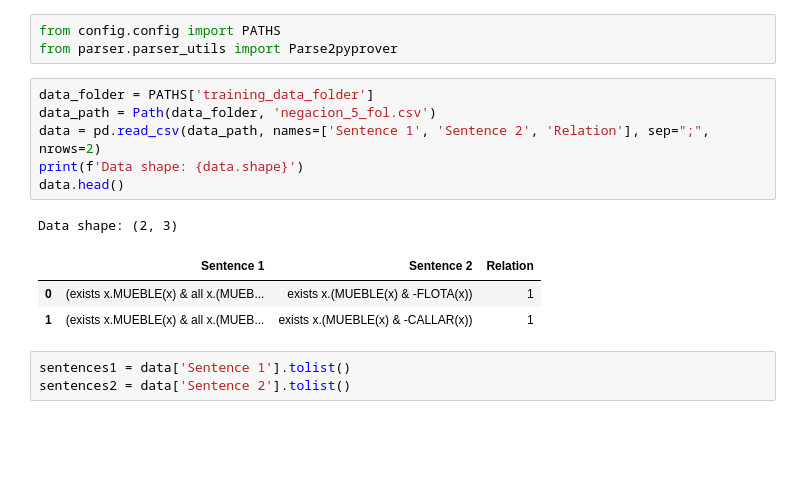
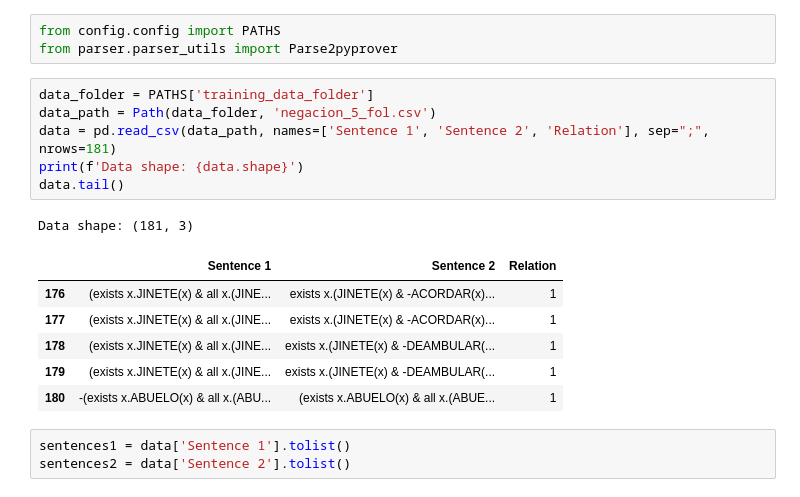
Before and after one commit to EAndrade-Lotero/LogicParserRL, a Jupyter notebook: Notebooks/test_logico_negacion.ipynb, the cells around one changed output. Drawn from its saved outputs; the diff is of its cells as text; blank space fills up the shorter version.

```diff
--- a/Notebooks/test_logico_negacion.ipynb
+++ b/Notebooks/test_logico_negacion.ipynb
@@ -21,14 +21,17 @@ from parser.parser_utils import Parse2pyprover
 # %%
 data_folder = PATHS['training_data_folder']
 data_path = Path(data_folder, 'negacion_5_fol.csv')
-data = pd.read_csv(data_path, names=['Sentence 1', 'Sentence 2', 'Relation'], sep=";", nrows=2)
+data = pd.read_csv(data_path, names=['Sentence 1', 'Sentence 2', 'Relation'], sep=";", nrows=181)
 print(f'Data shape: {data.shape}')
-data.head()
+data.tail()
 # %% [output]
-Data shape: (2, 3)
+Data shape: (181, 3)
 |  | Sentence 1 | Sentence 2 | Relation |
-| 0 | (exists x.MUEBLE(x) & all x.(MUEB... | exists x.(MUEBLE(x) & -FLOTA(x)) | 1 |
-| 1 | (exists x.MUEBLE(x) & all x.(MUEB... | exists x.(MUEBLE(x) & -CALLAR(x)) | 1 |
+| 176 | (exists x.JINETE(x) & all x.(JINE... | exists x.(JINETE(x) & -ACORDAR(x)... | 1 |
+| 177 | (exists x.JINETE(x) & all x.(JINE... | exists x.(JINETE(x) & -ACORDAR(x)... | 1 |
+| 178 | (exists x.JINETE(x) & all x.(JINE... | exists x.(JINETE(x) & -DEAMBULAR(... | 1 |
+| 179 | (exists x.JINETE(x) & all x.(JINE... | exists x.(JINETE(x) & -DEAMBULAR(... | 1 |
+| 180 | -(exists x.ABUELO(x) & all x.(ABU... | (exists x.ABUELO(x) & all x.(ABUE... | 1 |
 # %%
 sentences1 = data['Sentence 1'].tolist()
 sentences2 = data['Sentence 2'].tolist()
```
Also changed, not shown: parts of 2 cells of this notebook, 23 other files.
